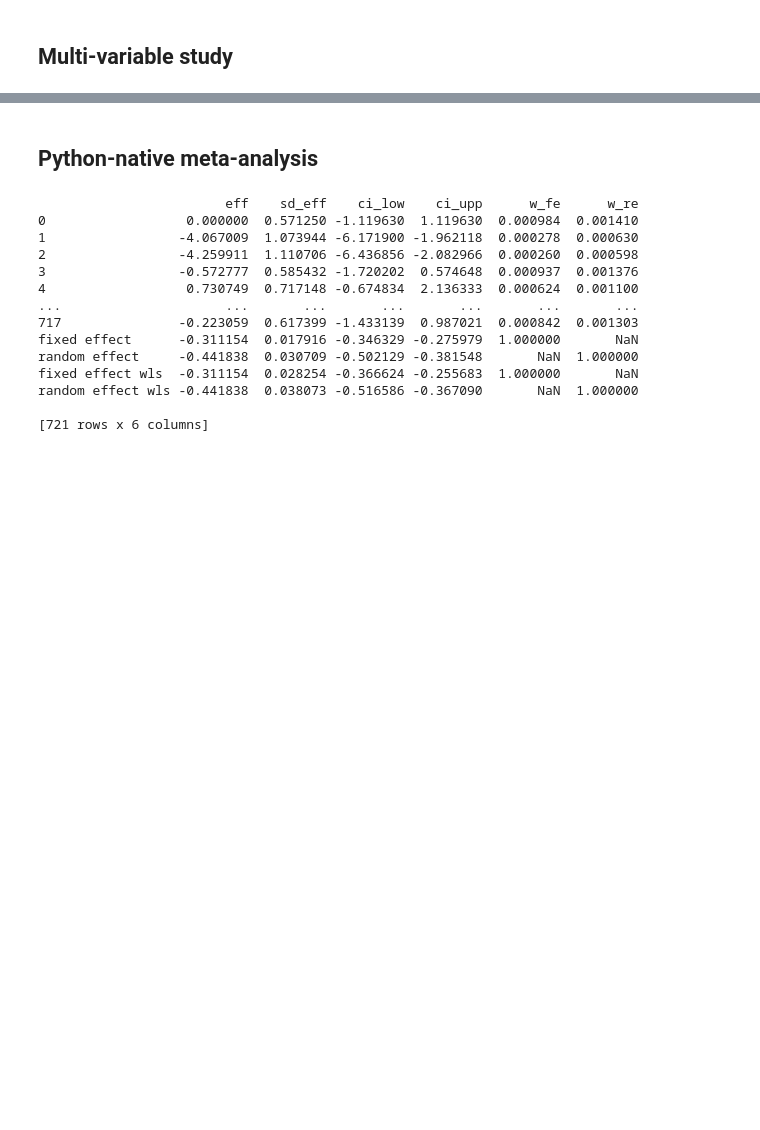
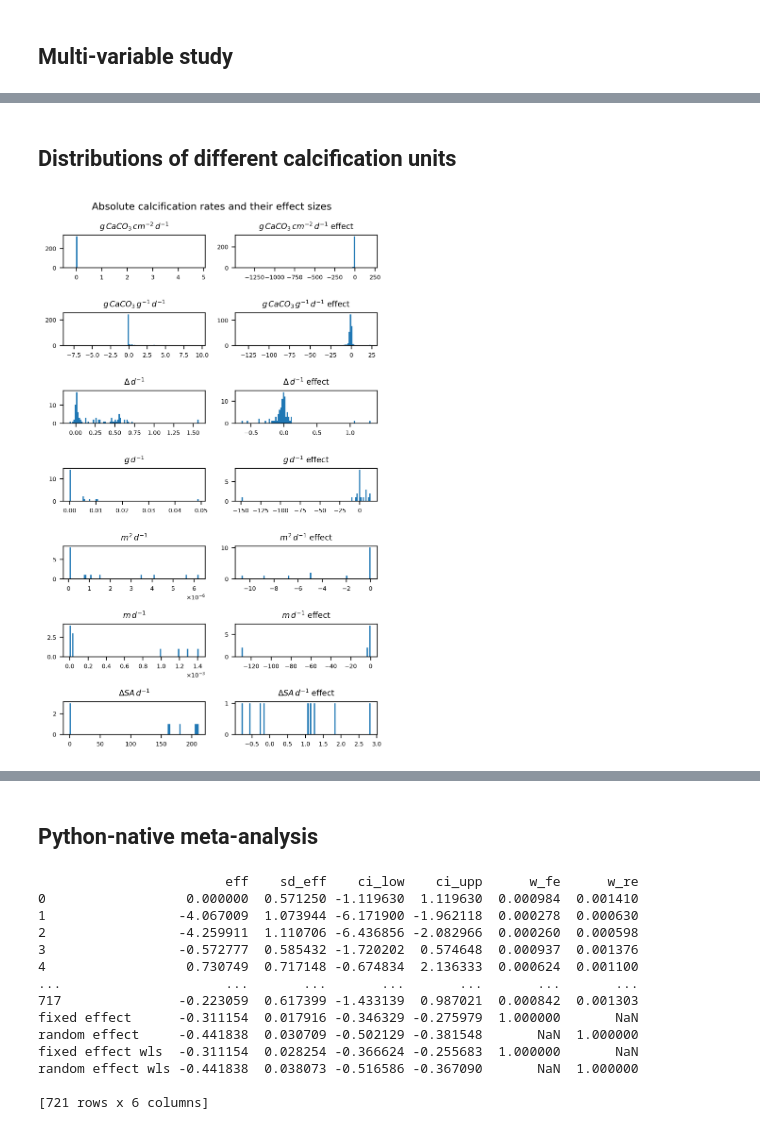
Before and after one commit to orlando-code/calc-rates, a Jupyter notebook: notebooks/analysis.ipynb, the cells around one changed output, grey strips where cells are left out. Drawn from its saved outputs; the diff is of its cells as text; code cells hidden in the pictures; blank space fills up the shorter version.

```diff
--- a/notebooks/analysis.ipynb
+++ b/notebooks/analysis.ipynb
@@ -160,0 +46,37 @@ Missing data for relative_calcification calculation. mu_t: 0.226, mu_c: 0.255, s
+# %% [markdown]
+## Distributions of different calcification units
+# %%
+### visualise distributions of various calcification rates
+rate_type_mapping = {
+    'gCaCO3 cm-2d-1': r'$g \, CaCO_3 \, cm^{-2} \, d^{-1}$',
+    'gCaCO3 g-1d-1': r'$g \, CaCO_3 \, g^{-1} \, d^{-1}$',
+    'delta d-1': r'$\Delta \, d^{-1}$',
+    'g d-1': r'$g \, d^{-1}$',
+    'm2 d-1': r'$m^2 \, d^{-1}$',
+    'm d-1': r'$m \, d^{-1}$',
+    'deltaSA d-1': r'$\Delta SA \, d^{-1}$'
+}
+
+rate_types = results_df['st_calcification_unit'].unique()
+rate_types = [rate_type for rate_type in rate_types if rate_type != ""]
+fig, axes = plt.subplots(len(rate_types), 2, figsize=(5, 8), dpi=300)
+
+for i, rate_type in tqdm(enumerate(rate_types), total=len(rate_types)):
+    # absolute calcification
+    axes[i][0].hist(results_df[results_df['st_calcification_unit'] == rate_type]['st_calcification'], bins=100)
+    axes[i][0].set_title(rate_type_mapping.get(rate_type, rate_type), fontsize=8)
+    # absolute effect sizes
+    axes[i][1].hist(results_df[results_df['st_calcification_unit'] == rate_type]['absolute_calcification'], bins=100)
+    axes[i][1].set_title(f"{rate_type_mapping.get(rate_type, rate_type)} effect", fontsize=8)
+
+# format
+for ax in axes.flatten():
+    ax.tick_params(axis='both', which='major', labelsize=6)
+    if ax.get_xlim()[1] < 0.01:
+        ax.ticklabel_format(style='scientific', axis='x', scilimits=(0, 0), useMathText=True)
+        ax.xaxis.get_offset_text().set_fontsize(6)
+
+plt.suptitle('Absolute calcification rates and their effect sizes', fontsize=10)
+plt.tight_layout()
+# %% [output]
+[figure, added]
```
Also changed, not shown: parts of 39 cells of this notebook.
